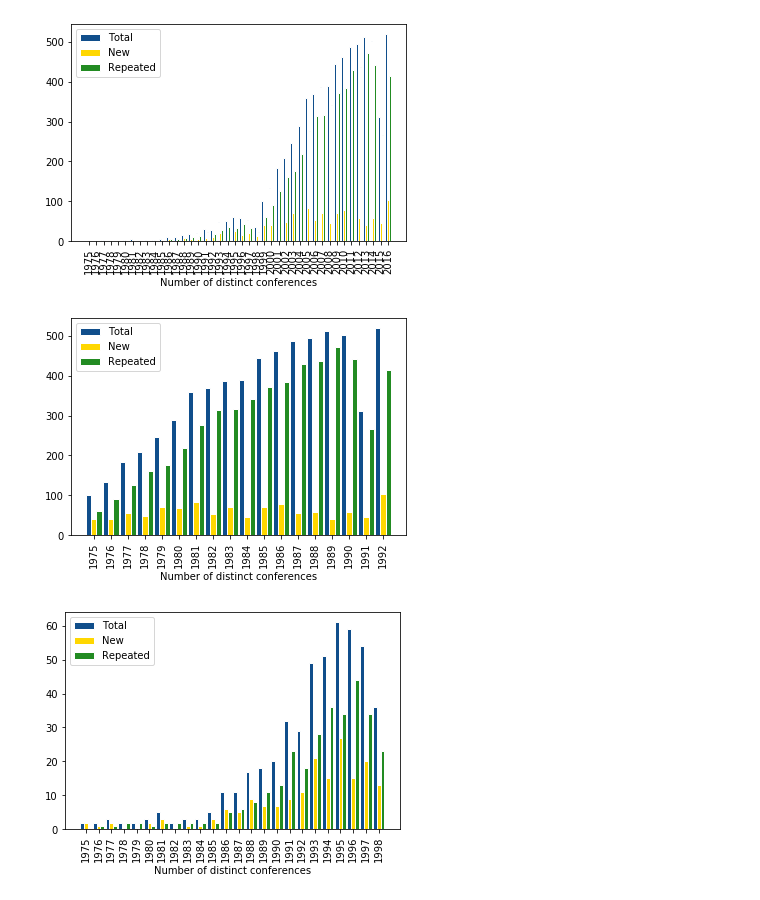
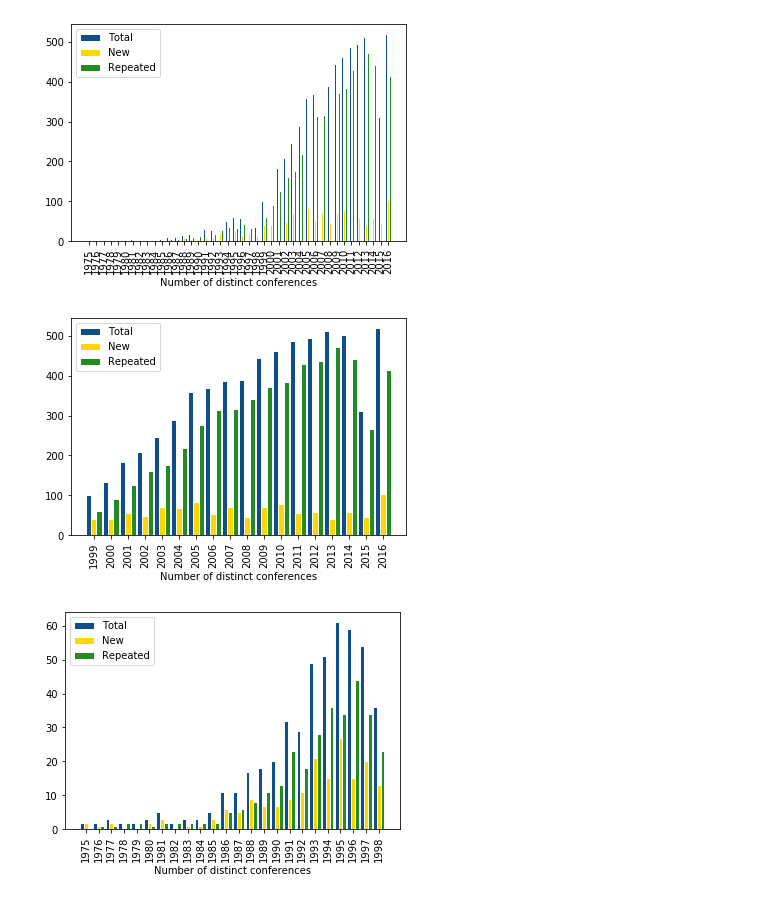
Before and after one commit to andreeaiana/graph_confrec, a Jupyter notebook: notebooks/Exploration General Conferences.ipynb, the cells around one changed output. Cells and saved outputs as stored; diff of their text form; code cells hidden in the pictures.

```diff
--- a/notebooks/Exploration General Conferences.ipynb
+++ b/notebooks/Exploration General Conferences.ipynb
@@ -323,31 +323,31 @@ plt.show()
 # %%
 # set width of bar
 barWidth = 0.3
 
 # set height of bar
 bars1 = list(df_total["conferenceseries"][df_total.year>="1999"])
 bars2 = list(df_new["conferenceseries"][df_new.year>="1999"])
 bars3 = list(df_repeated["conferenceseries"][df_repeated.year>="1999"])
 
 # Set position of bar on X axis
 r1 = np.arange(len(bars1))
 r2 = [x + barWidth for x in r1]
 r3 = [x + barWidth for x in r2]
 
 # Make the plot
 plt.bar(r1, bars1, color='#104E8B', width=barWidth, edgecolor='white', label='Total')
 plt.bar(r2, bars2, color='#FFD700', width=barWidth, edgecolor='white', label='New')
 plt.bar(r3, bars3, color='#228B22', width=barWidth, edgecolor='white', label='Repeated')
 
 # Add xticks on the middle of the group bars
 plt.xlabel('Number of distinct conferences')
-plt.xticks([r + barWidth for r in range(len(bars1))], list(years[:24]), rotation=90)
+plt.xticks([r + barWidth for r in range(len(bars1))], list(years[24:]), rotation=90)
 
 # Create legend & Show graphic
 plt.legend(loc="best")
 plt.show()
 # %% [output]
-[figure, old version]
+[figure, new version]
 # %%
 # set width of bar
 barWidth = 0.3
```
Also changed, not shown: 4 other files.
